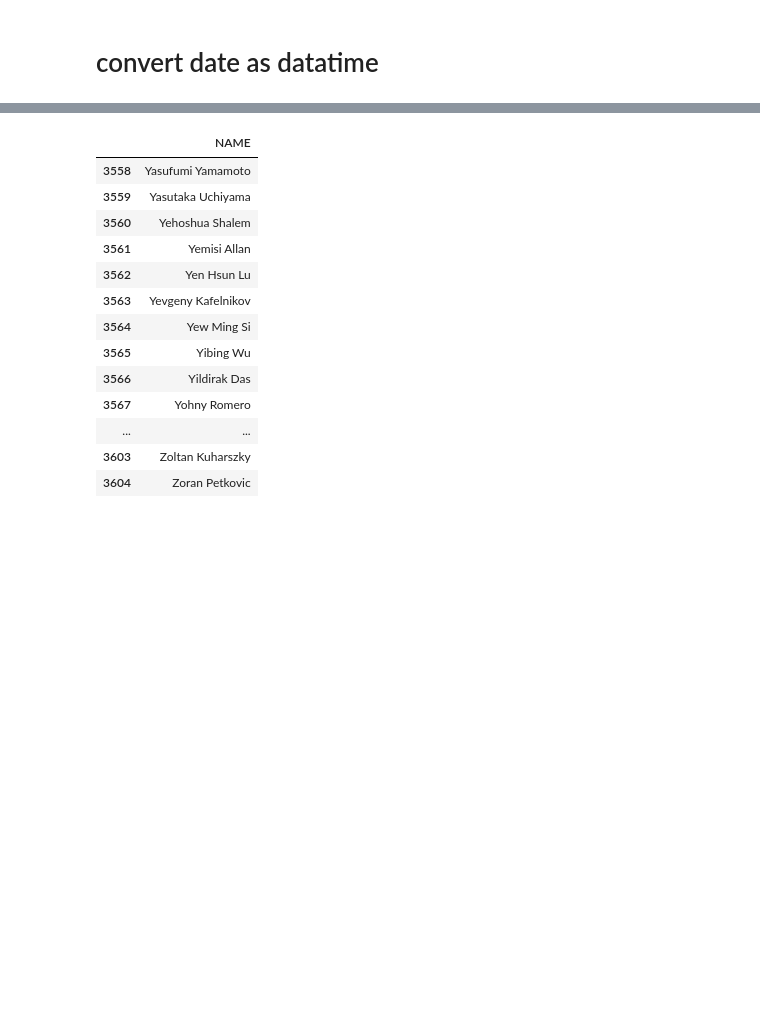
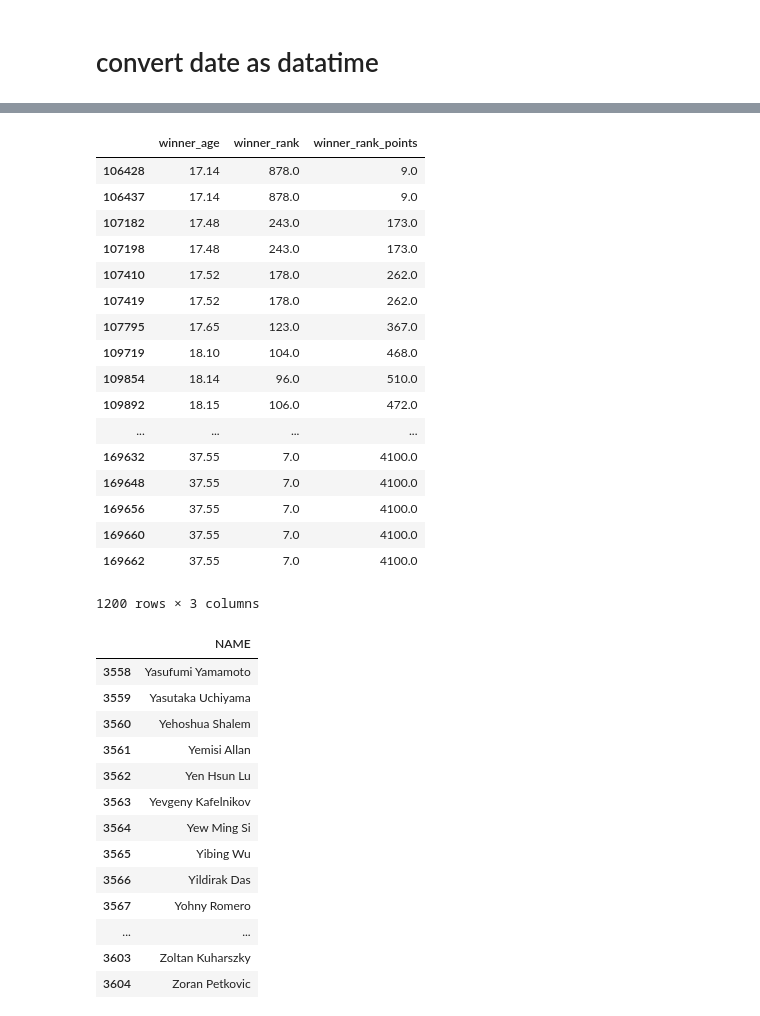
Before and after one commit to Hich69/ATP_Matches, a Jupyter notebook: notebook/ATP_Matches.ipynb, the cells around one changed output, grey strips where cells are left out. Drawn from its saved outputs; the diff is of its cells as text; code cells hidden in the pictures; blank space fills up the shorter version.

Commit message:
revised dataframe

```diff
--- a/notebook/ATP_Matches.ipynb
+++ b/notebook/ATP_Matches.ipynb
@@ -51,3 +80,24 @@ Index(['best_of', 'draw_size', 'l_1stIn', 'l_1stWon', 'l_2ndWon', 'l_SvGms',
+# %%
+dat.loc[dat.winner_name=="Roger Federer"][["winner_age","winner_rank","winner_rank_points"]]
+# %% [output]
+|  | winner_age | winner_rank | winner_rank_points |
+| 106428 | 17.14 | 878.0 | 9.0 |
+| 106437 | 17.14 | 878.0 | 9.0 |
+| 107182 | 17.48 | 243.0 | 173.0 |
+| 107198 | 17.48 | 243.0 | 173.0 |
+| 107410 | 17.52 | 178.0 | 262.0 |
+| 107419 | 17.52 | 178.0 | 262.0 |
+| 107795 | 17.65 | 123.0 | 367.0 |
+| 109719 | 18.10 | 104.0 | 468.0 |
+| 109854 | 18.14 | 96.0 | 510.0 |
+| 109892 | 18.15 | 106.0 | 472.0 |
+| ... | ... | ... | ... |
+| 169632 | 37.55 | 7.0 | 4100.0 |
+| 169648 | 37.55 | 7.0 | 4100.0 |
+| 169656 | 37.55 | 7.0 | 4100.0 |
+| 169660 | 37.55 | 7.0 | 4100.0 |
+| 169662 | 37.55 | 7.0 | 4100.0 |
+1200 rows × 3 columns
 # %%
 pd.DataFrame({"NAME": sorted(dat.winner_name.unique())}).tail(50)
 # %% [output]
```
Also changed, not shown: parts of 5 cells of this notebook.
